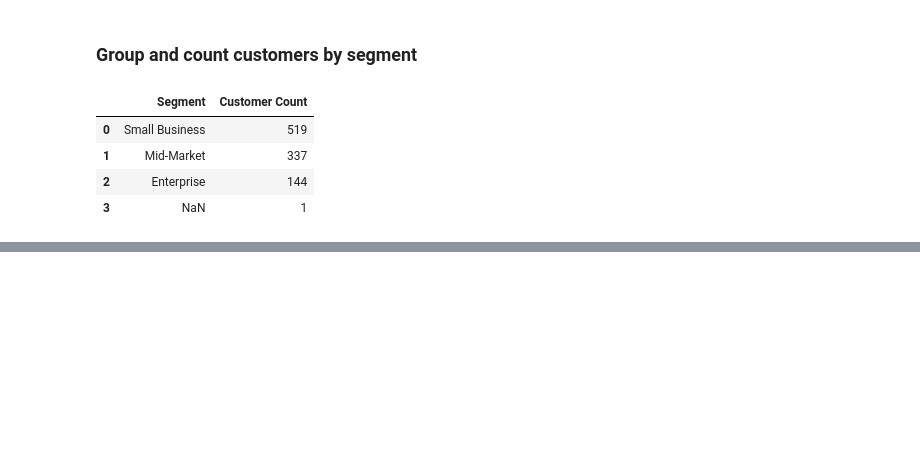
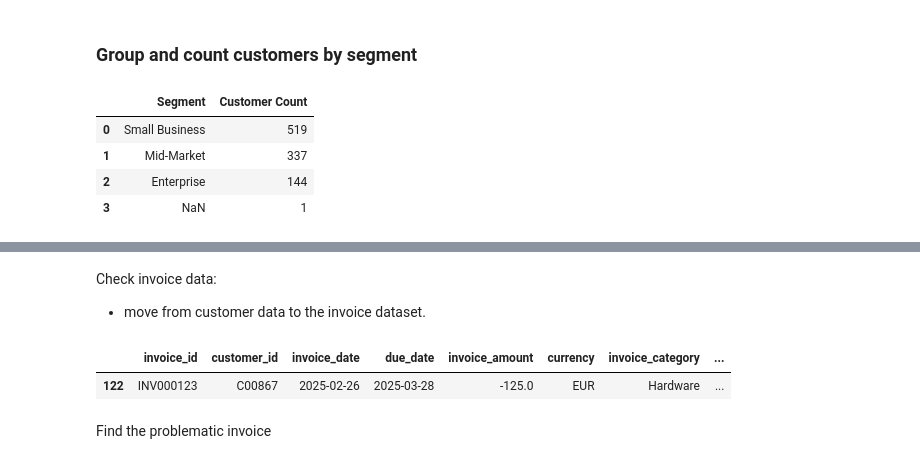
Before and after one commit to NaziaUrmi/Customer_Payments_Analytics, a Jupyter notebook: notebooks/Project_1_0.ipynb, the cells around one changed output, grey strips where cells are left out. Cells and saved outputs as stored; diff of their text form; code cells hidden in the pictures; blank space fills up the shorter version.

```diff
--- a/notebooks/Project_1_0.ipynb
+++ b/notebooks/Project_1_0.ipynb
@@ -107,0 +321,13 @@ display(segment_counts)
+# %%
+invoices = pd.read_csv("/content/New-Skills/customer-payments-analytics/data/raw/invoices.csv")
+
+print("Invoice dataset shape:", invoices.shape)
+
+print("\nMissing values:")
+print(invoices.isna().sum())
+
+print("\nDuplicate invoice IDs:")
+print(invoices["invoice_id"].duplicated().sum())
+
+print("\nNon-positive invoice amounts:")
+print((invoices["invoice_amount"] <= 0).sum())
@@ -107,0 +353,14 @@ display(segment_counts)
+# %% [markdown]
+Check invoice data:
+- move from customer data to the invoice dataset.
+# %%
+invalid_invoices = invoices[
+    invoices["invoice_amount"] <= 0
+]
+
+display(invalid_invoices)
+# %% [output]
+|  | invoice_id | customer_id | invoice_date | due_date | invoice_amount | currency | invoice_category | ... |
+| 122 | INV000123 | C00867 | 2025-02-26 | 2025-03-28 | -125.0 | EUR | Hardware | ... |
+# %% [markdown]
+Find the problematic invoice
```
Also changed, not shown: parts of 29 cells of this notebook.
